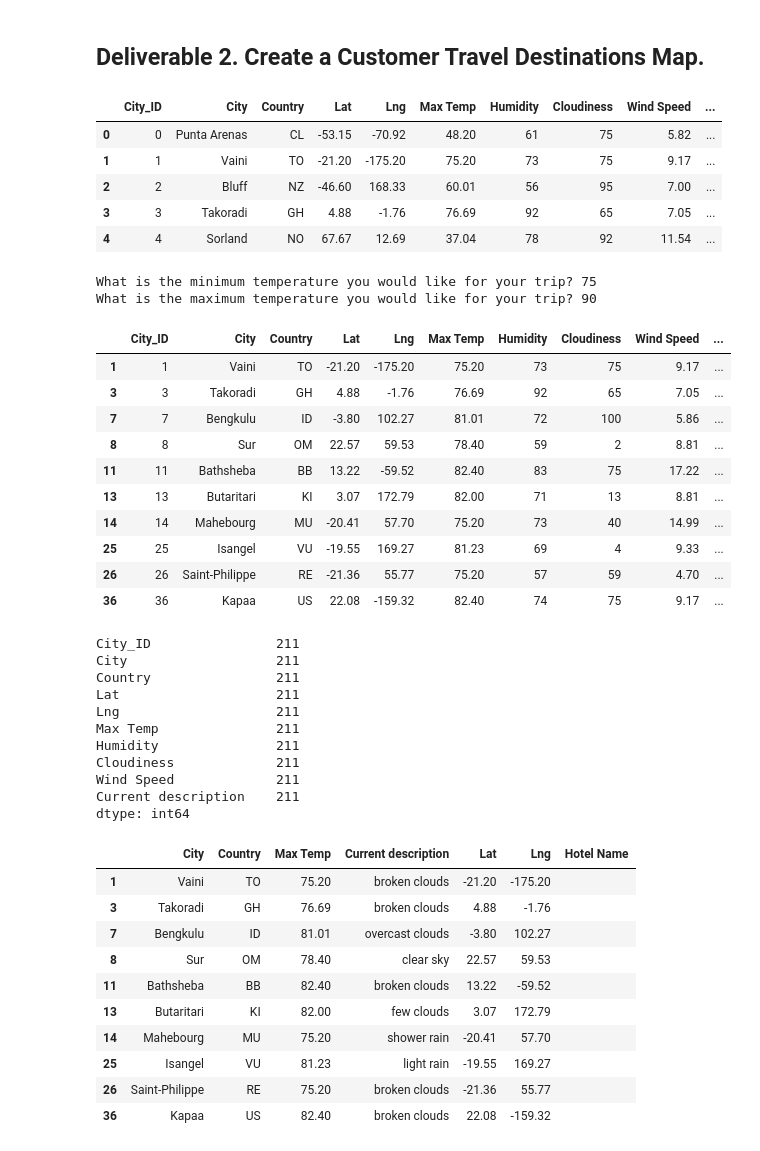
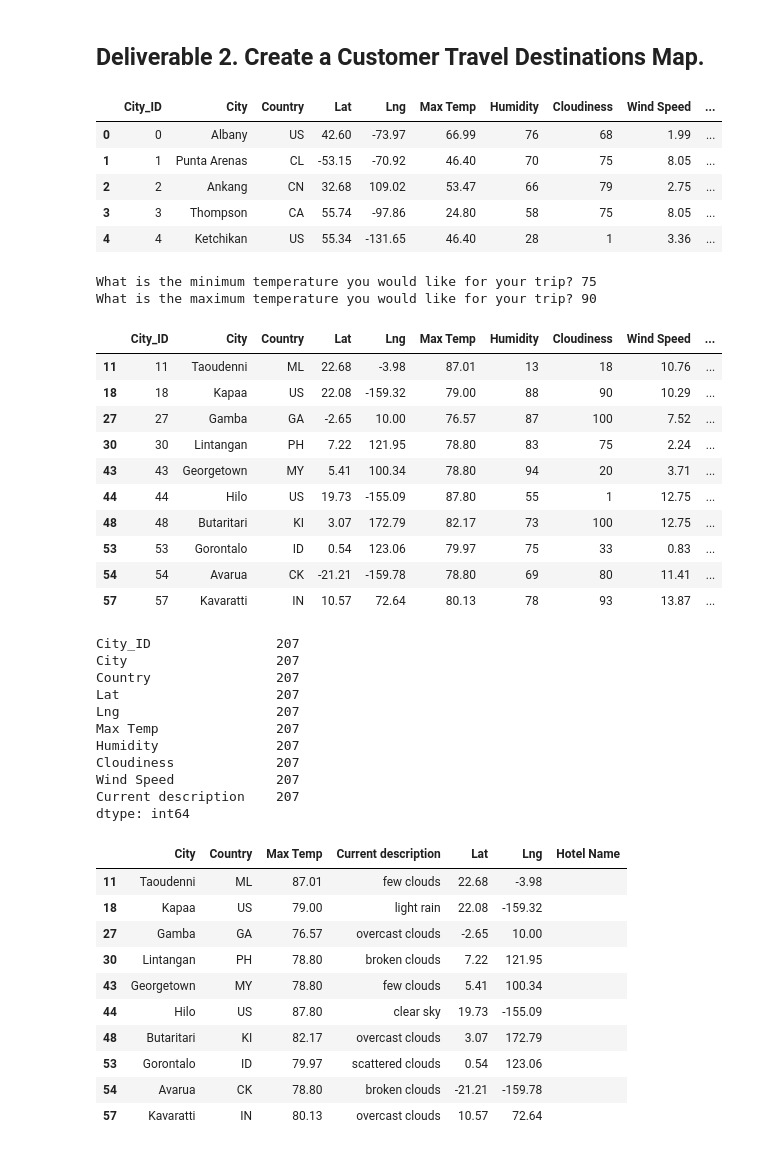
Before and after one commit to xactuary/World_Weather_Analysis, a Jupyter notebook: Vacation_Search/Vacation_Search.ipynb, the cells around one changed output. Saved outputs shown, nothing was run; the diff lists cells and outputs as text; code cells hidden in the pictures.

```diff
--- a/Vacation_Search/Vacation_Search.ipynb
+++ b/Vacation_Search/Vacation_Search.ipynb
@@ -14,15 +14,15 @@ from config import g_key
 gmaps.configure(api_key=g_key)
 # %%
 # 1. Import the WeatherPy_database.csv file.
-city_data_df = pd.read_csv("../Weather_Database/cities.csv")
+city_data_df = pd.read_csv("../Weather_Database/WeatherPy_Database.csv")
 city_data_df.head()
 # %% [output]
 |  | City_ID | City | Country | Lat | Lng | Max Temp | Humidity | Cloudiness | Wind Speed | ... |
-| 0 | 0 | Punta Arenas | CL | -53.15 | -70.92 | 48.20 | 61 | 75 | 5.82 | ... |
-| 1 | 1 | Vaini | TO | -21.20 | -175.20 | 75.20 | 73 | 75 | 9.17 | ... |
-| 2 | 2 | Bluff | NZ | -46.60 | 168.33 | 60.01 | 56 | 95 | 7.00 | ... |
-| 3 | 3 | Takoradi | GH | 4.88 | -1.76 | 76.69 | 92 | 65 | 7.05 | ... |
-| 4 | 4 | Sorland | NO | 67.67 | 12.69 | 37.04 | 78 | 92 | 11.54 | ... |
+| 0 | 0 | Albany | US | 42.60 | -73.97 | 66.99 | 76 | 68 | 1.99 | ... |
+| 1 | 1 | Punta Arenas | CL | -53.15 | -70.92 | 46.40 | 70 | 75 | 8.05 | ... |
+| 2 | 2 | Ankang | CN | 32.68 | 109.02 | 53.47 | 66 | 79 | 2.75 | ... |
+| 3 | 3 | Thompson | CA | 55.74 | -97.86 | 24.80 | 58 | 75 | 8.05 | ... |
+| 4 | 4 | Ketchikan | US | 55.34 | -131.65 | 46.40 | 28 | 1 | 3.36 | ... |
 # %%
 # 2. Prompt the user to enter minimum and maximum temperature criteria
 # Ask the customer to add a minimum and maximum temperature value.
@@ -39,30 +39,30 @@ preferred_cities_df = city_data_df.loc[(city_data_df["Max Temp"] <= max_temp) &
 preferred_cities_df.head(10)
 # %% [output]
 |  | City_ID | City | Country | Lat | Lng | Max Temp | Humidity | Cloudiness | Wind Speed | ... |
-| 1 | 1 | Vaini | TO | -21.20 | -175.20 | 75.20 | 73 | 75 | 9.17 | ... |
-| 3 | 3 | Takoradi | GH | 4.88 | -1.76 | 76.69 | 92 | 65 | 7.05 | ... |
-| 7 | 7 | Bengkulu | ID | -3.80 | 102.27 | 81.01 | 72 | 100 | 5.86 | ... |
-| 8 | 8 | Sur | OM | 22.57 | 59.53 | 78.40 | 59 | 2 | 8.81 | ... |
-| 11 | 11 | Bathsheba | BB | 13.22 | -59.52 | 82.40 | 83 | 75 | 17.22 | ... |
-| 13 | 13 | Butaritari | KI | 3.07 | 172.79 | 82.00 | 71 | 13 | 8.81 | ... |
-| 14 | 14 | Mahebourg | MU | -20.41 | 57.70 | 75.20 | 73 | 40 | 14.99 | ... |
-| 25 | 25 | Isangel | VU | -19.55 | 169.27 | 81.23 | 69 | 4 | 9.33 | ... |
-| 26 | 26 | Saint-Philippe | RE | -21.36 | 55.77 | 75.20 | 57 | 59 | 4.70 | ... |
-| 36 | 36 | Kapaa | US | 22.08 | -159.32 | 82.40 | 74 | 75 | 9.17 | ... |
+| 11 | 11 | Taoudenni | ML | 22.68 | -3.98 | 87.01 | 13 | 18 | 10.76 | ... |
+| 18 | 18 | Kapaa | US | 22.08 | -159.32 | 79.00 | 88 | 90 | 10.29 | ... |
+| 27 | 27 | Gamba | GA | -2.65 | 10.00 | 76.57 | 87 | 100 | 7.52 | ... |
+| 30 | 30 | Lintangan | PH | 7.22 | 121.95 | 78.80 | 83 | 75 | 2.24 | ... |
+| 43 | 43 | Georgetown | MY | 5.41 | 100.34 | 78.80 | 94 | 20 | 3.71 | ... |
+| 44 | 44 | Hilo | US | 19.73 | -155.09 | 87.80 | 55 | 1 | 12.75 | ... |
+| 48 | 48 | Butaritari | KI | 3.07 | 172.79 | 82.17 | 73 | 100 | 12.75 | ... |
+| 53 | 53 | Gorontalo | ID | 0.54 | 123.06 | 79.97 | 75 | 33 | 0.83 | ... |
+| 54 | 54 | Avarua | CK | -21.21 | -159.78 | 78.80 | 69 | 80 | 11.41 | ... |
+| 57 | 57 | Kavaratti | IN | 10.57 | 72.64 | 80.13 | 78 | 93 | 13.87 | ... |
 # %%
 # 4a. Determine if there are any empty rows.
 preferred_cities_df.count()
 # %% [output]
-City_ID                211
-City                   211
-Country                211
-Lat                    211
-Lng                    211
-Max Temp               211
-Humidity               211
-Cloudiness             211
-Wind Speed             211
-Current description    211
+City_ID                207
+City                   207
+Country                207
+Lat                    207
+Lng                    207
+Max Temp               207
+Humidity               207
+Cloudiness             207
+Wind Speed             207
+Current description    207
 dtype: int64
 # %%
 # 4b. Drop any empty rows and create a new DataFrame that doesn’t have empty rows.
@@ -76,16 +76,16 @@ hotel_df["Hotel Name"] = ""
 hotel_df.head(10)
 # %% [output]
 |  | City | Country | Max Temp | Current description | Lat | Lng | Hotel Name |
-| 1 | Vaini | TO | 75.20 | broken clouds | -21.20 | -175.20 |  |
-| 3 | Takoradi | GH | 76.69 | broken clouds | 4.88 | -1.76 |  |
-| 7 | Bengkulu | ID | 81.01 | overcast clouds | -3.80 | 102.27 |  |
-| 8 | Sur | OM | 78.40 | clear sky | 22.57 | 59.53 |  |
-| 11 | Bathsheba | BB | 82.40 | broken clouds | 13.22 | -59.52 |  |
-| 13 | Butaritari | KI | 82.00 | few clouds | 3.07 | 172.79 |  |
-| 14 | Mahebourg | MU | 75.20 | shower rain | -20.41 | 57.70 |  |
-| 25 | Isangel | VU | 81.23 | light rain | -19.55 | 169.27 |  |
-| 26 | Saint-Philippe | RE | 75.20 | broken clouds | -21.36 | 55.77 |  |
-| 36 | Kapaa | US | 82.40 | broken clouds | 22.08 | -159.32 |  |
+| 11 | Taoudenni | ML | 87.01 | few clouds | 22.68 | -3.98 |  |
+| 18 | Kapaa | US | 79.00 | light rain | 22.08 | -159.32 |  |
+| 27 | Gamba | GA | 76.57 | overcast clouds | -2.65 | 10.00 |  |
+| 30 | Lintangan | PH | 78.80 | broken clouds | 7.22 | 121.95 |  |
+| 43 | Georgetown | MY | 78.80 | few clouds | 5.41 | 100.34 |  |
+| 44 | Hilo | US | 87.80 | clear sky | 19.73 | -155.09 |  |
+| 48 | Butaritari | KI | 82.17 | overcast clouds | 3.07 | 172.79 |  |
+| 53 | Gorontalo | ID | 79.97 | scattered clouds | 0.54 | 123.06 |  |
+| 54 | Avarua | CK | 78.80 | broken clouds | -21.21 | -159.78 |  |
+| 57 | Kavaratti | IN | 80.13 | overcast clouds | 10.57 | 72.64 |  |
 # %%
 # 6a. Set parameters to search for hotels with 5000 meters.
 params = {
```
Also changed, not shown: parts of 2 cells of this notebook, 2 other files.
